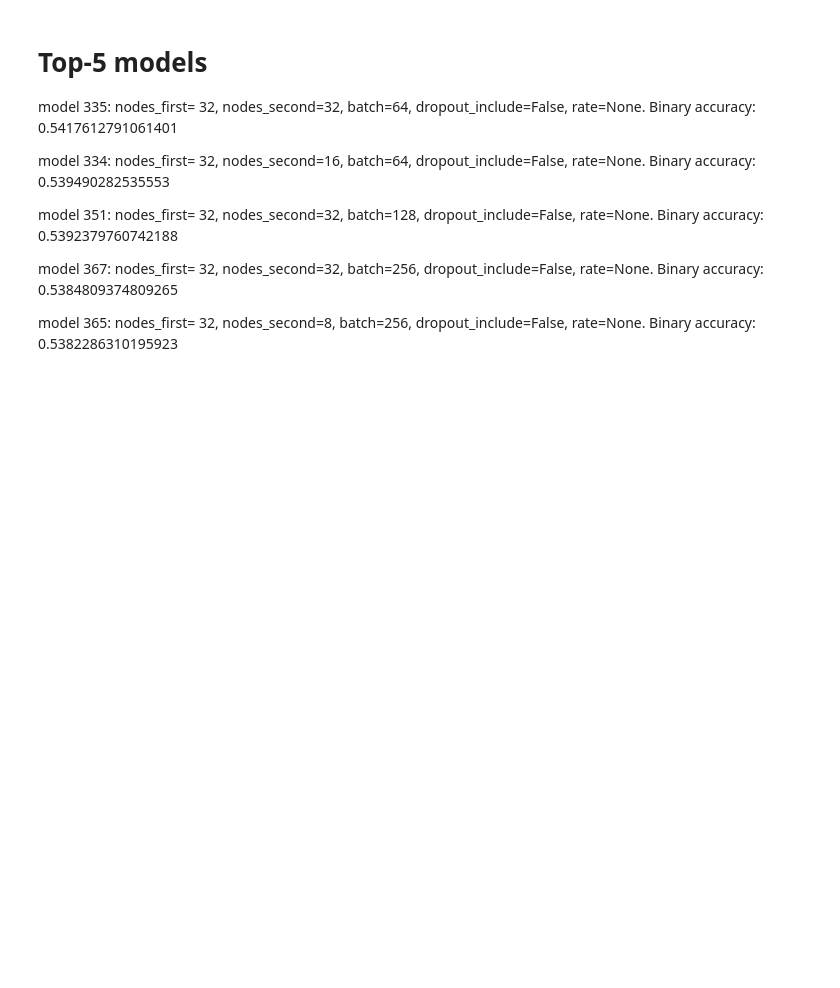
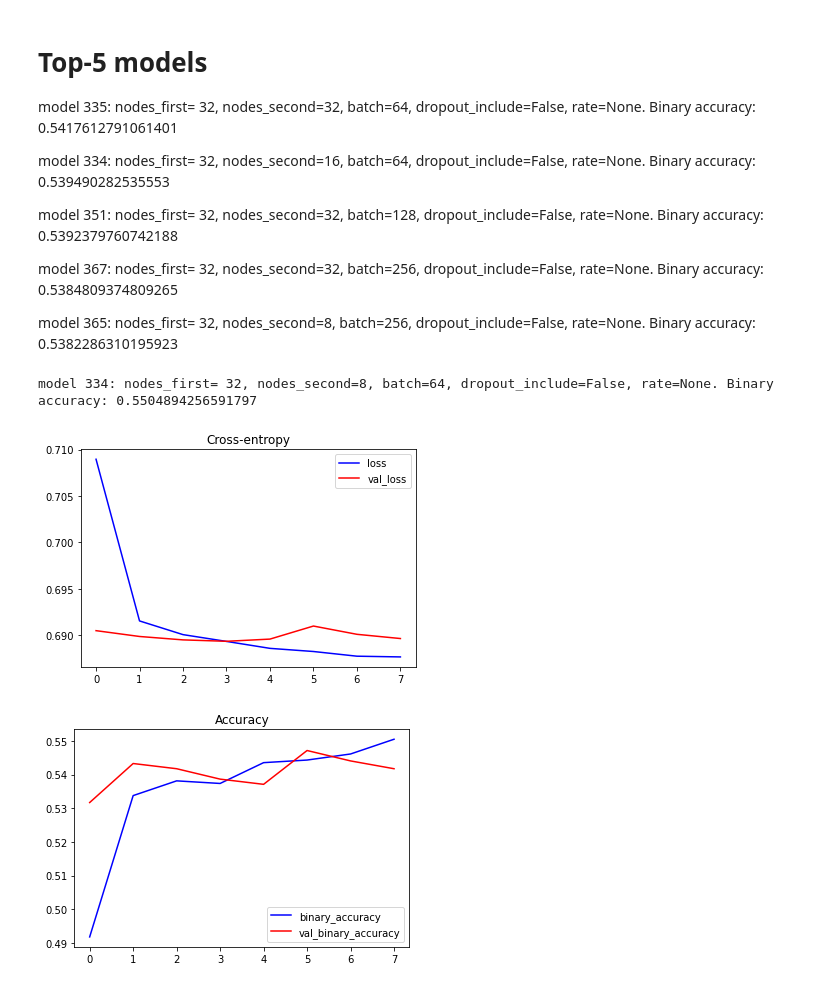
Before and after one commit to viktor-taraba/Term-Project-2021, a Jupyter notebook: TP21 3.2 KOSPI.ipynb, the cells around one changed output. Cells and saved outputs as stored; diff of their text form; code cells hidden in the pictures; blank space fills up the shorter version.

```diff
--- a/TP21 3.2 KOSPI.ipynb
+++ b/TP21 3.2 KOSPI.ipynb
@@ -251,5 +251,10 @@ def neural_network_analysis(nodes_first, nodes_second, batch, dropout_include, S
 # %%
 # neural_network_analysis(nodes_first, nodes_second, batch, dropout_include, SEED, X_train, y_train, X_valid, y_valid, count, rate_=None)
 
-# neural_network_analysis(32, 32, 64, False, SEED, X_train, y_train, X_valid, y_valid, 335)
+# model 333: nodes_first= 32, nodes_second=8, batch=64, dropout_include=False, rate=None. Binary accuracy: 0.5504894256591797
+neural_network_analysis(32, 8, 64, False, SEED, X_train, y_train, X_valid, y_valid, 334)
+# %% [output]
+model 334: nodes_first= 32, nodes_second=8, batch=64, dropout_include=False, rate=None. Binary accuracy: 0.5504894256591797
+[figure, added]
+[figure, added]
 # %%
```
Also changed, not shown: parts of 2 cells of this notebook.
